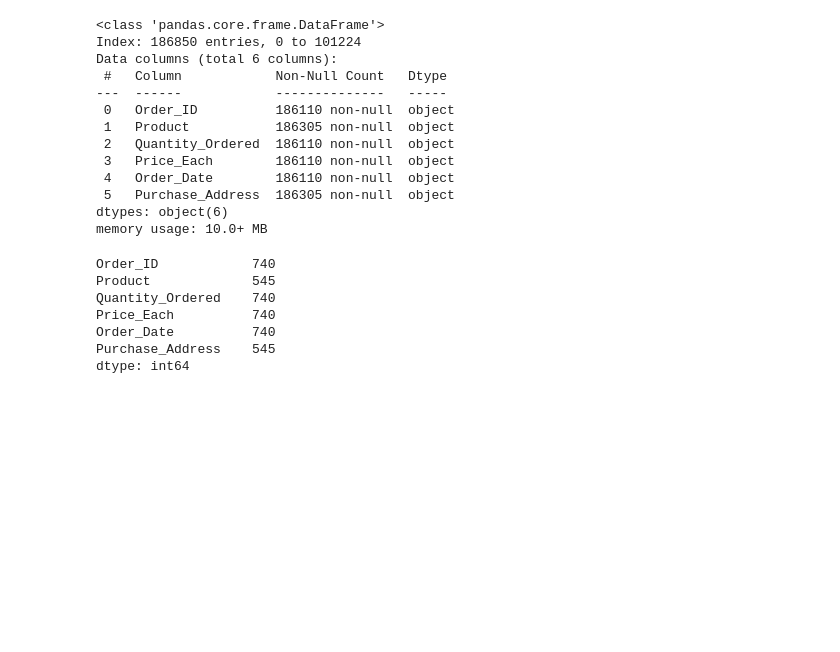
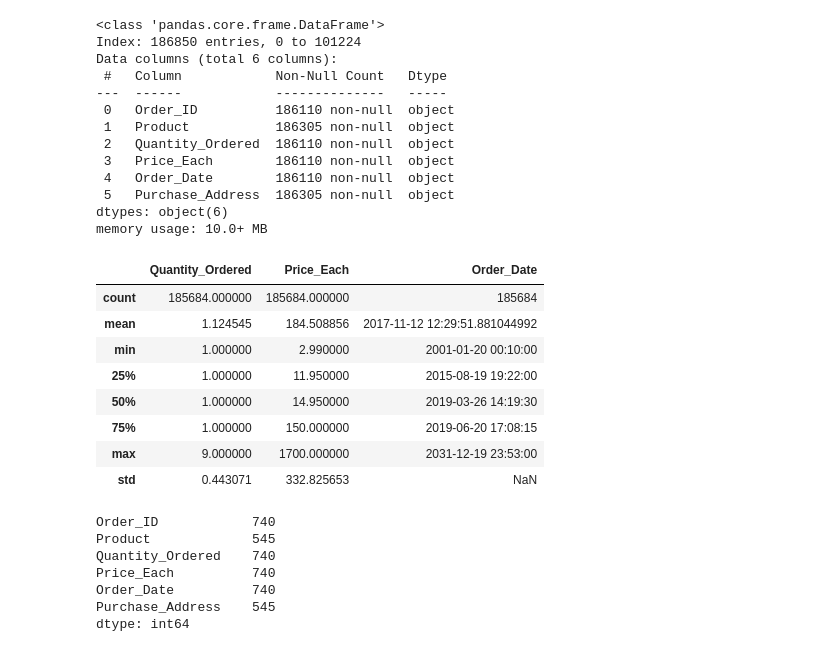
Before and after one commit to qochieng/Power-BI-dashboard-project, a Jupyter notebook: dashboard.ipynb, the cells around one changed output. Drawn from its saved outputs; the diff is of its cells as text; code cells hidden in the pictures; blank space fills up the shorter version.

```diff
--- a/dashboard.ipynb
+++ b/dashboard.ipynb
@@ -186,6 +208,18 @@ Data columns (total 6 columns):
  5   Purchase_Address  186305 non-null  object
 dtypes: object(6)
 memory usage: 10.0+ MB
+# %%
+df.describe()
+# %% [output]
+|  | Quantity_Ordered | Price_Each | Order_Date |
+| count | 185684.000000 | 185684.000000 | 185684 |
+| mean | 1.124545 | 184.508856 | 2017-11-12 12:29:51.881044992 |
+| min | 1.000000 | 2.990000 | 2001-01-20 00:10:00 |
+| 25% | 1.000000 | 11.950000 | 2015-08-19 19:22:00 |
+| 50% | 1.000000 | 14.950000 | 2019-03-26 14:19:30 |
+| 75% | 1.000000 | 150.000000 | 2019-06-20 17:08:15 |
+| max | 9.000000 | 1700.000000 | 2031-12-19 23:53:00 |
+| std | 0.443071 | 332.825653 | NaN |
 # %%
 df.isna().sum()
 # %% [output]
```
Also changed, not shown: parts of 23 cells of this notebook.
